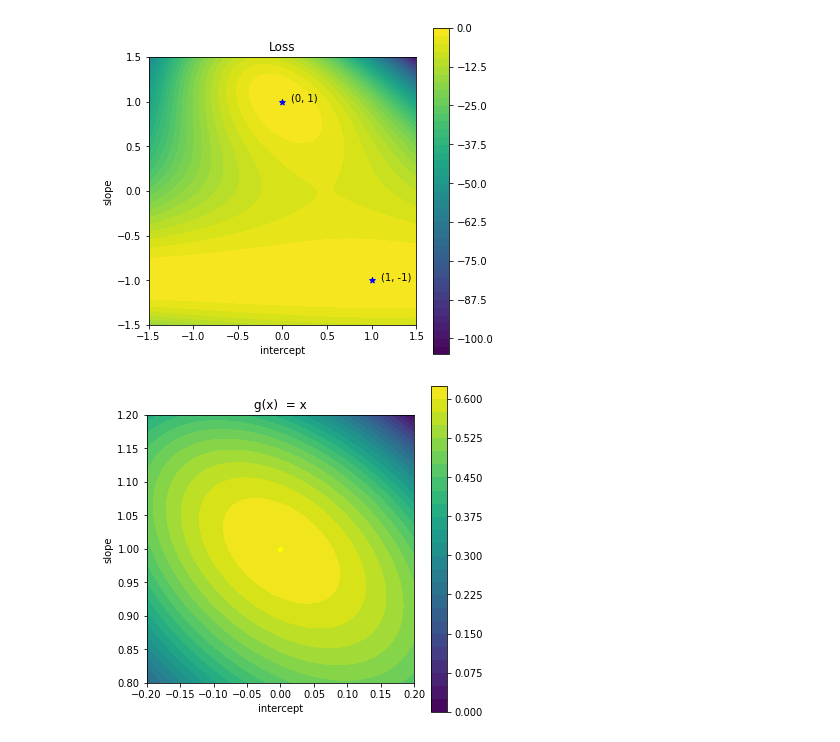
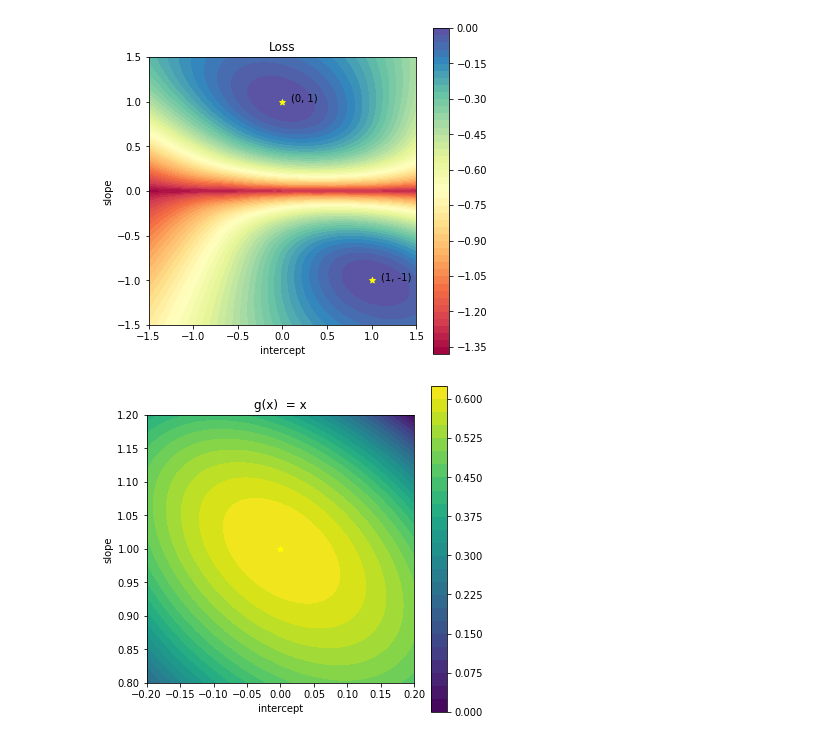
Before and after one commit to krishdesai7/SymmetryDiscovery, a Jupyter notebook: SymmetryGAN/Z2PlottingLossFunctions.ipynb, the cells around one changed output. Cells and saved outputs as stored; diff of their text form; code cells hidden in the pictures.

Commit message:
6GL2Plots

```diff
--- a/SymmetryGAN/Z2PlottingLossFunctions.ipynb
+++ b/SymmetryGAN/Z2PlottingLossFunctions.ipynb
@@ -24,42 +24,40 @@ astep = 100
 clow = C - range
 chigh = C + range
 cstep = 100
-alpha = 5
+alpha = 0
 
 mylosses=[]
 for c in np.linspace(clow,chigh,cstep):
     losses=[]
     for a in np.linspace(alow, ahigh, astep):
         yy = g(a, c, xx)
-        losses += [np.mean(
-                          - alpha*(g(a, c, yy)-xx)**2
-                          )]
+        losses += [np.mean(-np.log(0.000001+h(a, c, xx)) - np.log(0.000001+1.-h(a, c, yy)))]
     mylosses += [losses]
 mylosses = mylosses - np.array(mylosses).max()
 
 x = np.linspace(alow, ahigh, astep)
 y = np.linspace(clow, chigh, cstep)
 X,Y = np.meshgrid(x,y)
 Z = np.array(mylosses)
 
 
 fig, ax = plt.subplots(figsize=(6,6))
 
 
 ax.set_aspect('equal')
 ax.set_xlabel('intercept')
 ax.set_ylabel('slope')
-cf = ax.contourf(X,Y,Z,50)
+cf = ax.contourf(X,Y,Z,50, cmap='Spectral')
 fig.colorbar(cf, ax=ax)
-plt.scatter([0, 1], [1, -1], marker='*', c='blue')
+plt.scatter([0, 1], [1, -1], marker='*', c='yellow')
 plt.title('Loss')
 ax.annotate('(0, 1)', xy=(0.1, 1))
 ax.annotate('(1, -1)', xy=(1.1, -1))
 
 
 plt.show()
 # %% [output]
-[figure, old version]
+[figure, new version]
 # %%
 xx = np.random.normal(0.5,1.,10000)
 A = 0
```
Also changed, not shown: parts of 3 cells of this notebook, 5 other files.
